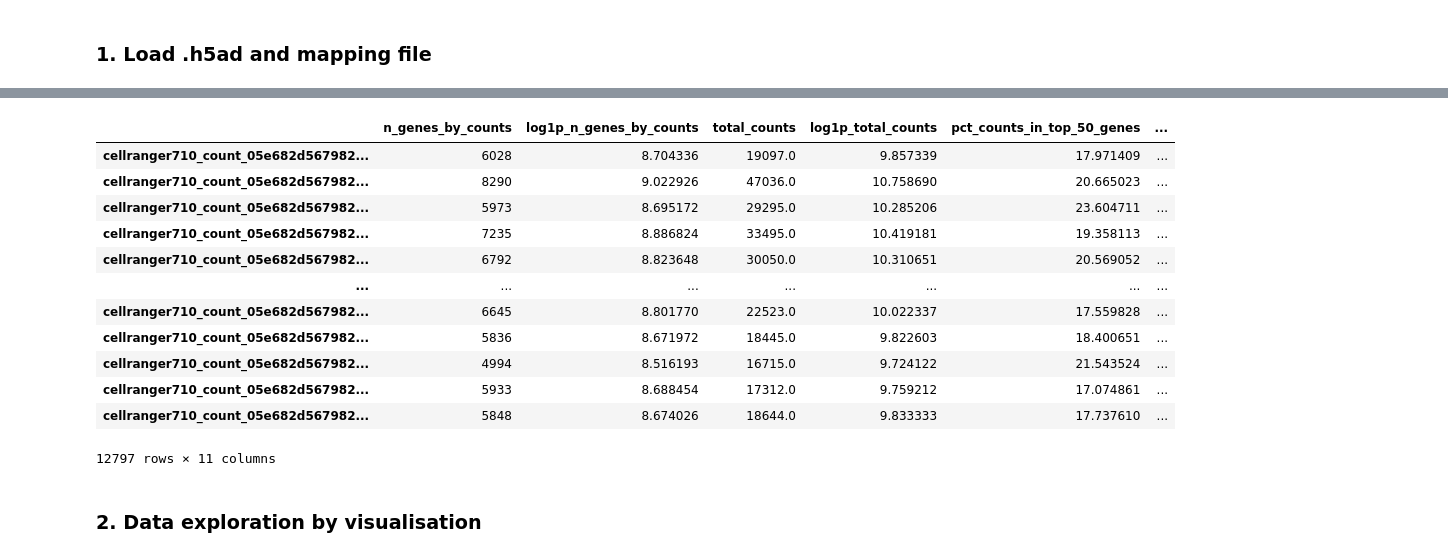
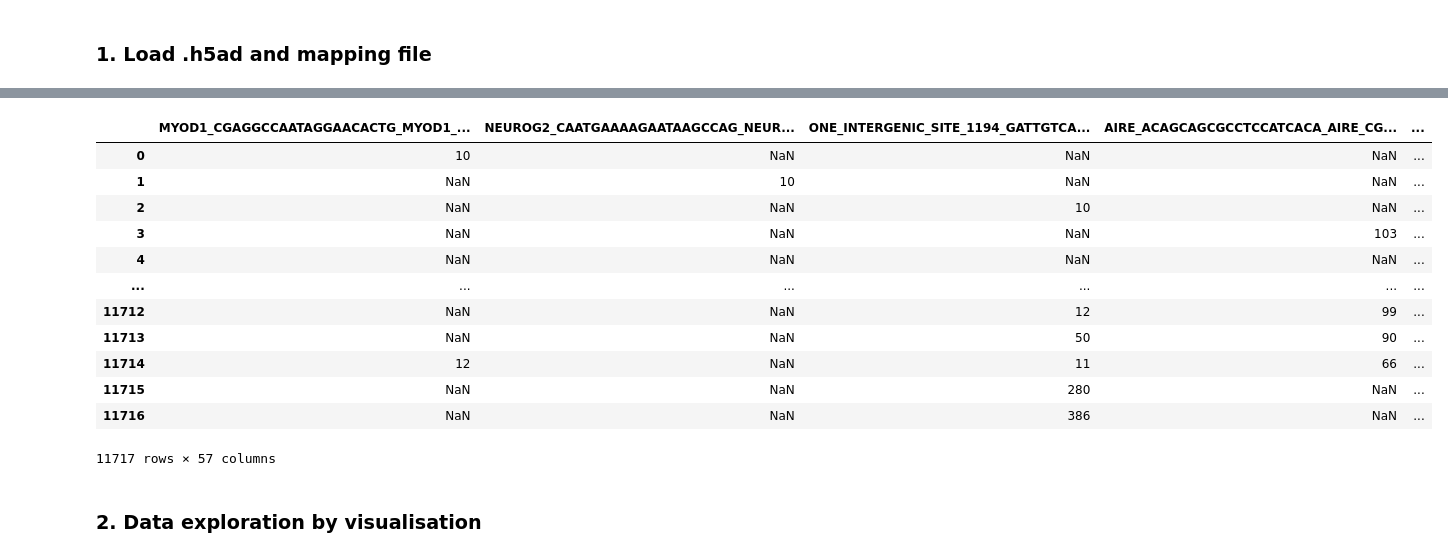
Before and after one commit to vitkl/cell2state_tf_activation, a Jupyter notebook: scripts/Kevin/20230105_multiome_rna_exploration.ipynb, the cells around one changed output, grey strips where cells are left out. Drawn from its saved outputs; the diff is of its cells as text; code cells hidden in the pictures.

```diff
--- a/scripts/Kevin/20230105_multiome_rna_exploration.ipynb
+++ b/scripts/Kevin/20230105_multiome_rna_exploration.ipynb
@@ -189,19 +154,22 @@ len(protospacer_df.feature_call.unique())
-# %%
-adata.obs
-# %% [output]
-|  | n_genes_by_counts | log1p_n_genes_by_counts | total_counts | log1p_total_counts | pct_counts_in_top_50_genes | ... |
-| cellranger710_count_05e682d567982... | 6028 | 8.704336 | 19097.0 | 9.857339 | 17.971409 | ... |
-| cellranger710_count_05e682d567982... | 8290 | 9.022926 | 47036.0 | 10.758690 | 20.665023 | ... |
-| cellranger710_count_05e682d567982... | 5973 | 8.695172 | 29295.0 | 10.285206 | 23.604711 | ... |
-| cellranger710_count_05e682d567982... | 7235 | 8.886824 | 33495.0 | 10.419181 | 19.358113 | ... |
-| cellranger710_count_05e682d567982... | 6792 | 8.823648 | 30050.0 | 10.310651 | 20.569052 | ... |
-| ... | ... | ... | ... | ... | ... | ... |
-| cellranger710_count_05e682d567982... | 6645 | 8.801770 | 22523.0 | 10.022337 | 17.559828 | ... |
-| cellranger710_count_05e682d567982... | 5836 | 8.671972 | 18445.0 | 9.822603 | 18.400651 | ... |
-| cellranger710_count_05e682d567982... | 4994 | 8.516193 | 16715.0 | 9.724122 | 21.543524 | ... |
-| cellranger710_count_05e682d567982... | 5933 | 8.688454 | 17312.0 | 9.759212 | 17.074861 | ... |
-| cellranger710_count_05e682d567982... | 5848 | 8.674026 | 18644.0 | 9.833333 | 17.737610 | ... |
-12797 rows × 11 columns
+# %%
+#Concatenate protospacer counts to the protospacer dataframe
+protospacer_counts_df=pd.concat([protospacer_df[['cell_barcode']],protospacer_counts_df],axis=1)
+# %%
+protospacer_counts_df
+# %% [output]
+|  | MYOD1_CGAGGCCAATAGGAACACTG_MYOD1_... | NEUROG2_CAATGAAAAGAATAAGCCAG_NEUR... | ONE_INTERGENIC_SITE_1194_GATTGTCA... | AIRE_ACAGCAGCGCCTCCATCACA_AIRE_CG... | ... |
+| 0 | 10 | NaN | NaN | NaN | ... |
+| 1 | NaN | 10 | NaN | NaN | ... |
+| 2 | NaN | NaN | 10 | NaN | ... |
+| 3 | NaN | NaN | NaN | 103 | ... |
+| 4 | NaN | NaN | NaN | NaN | ... |
+| ... | ... | ... | ... | ... | ... |
+| 11712 | NaN | NaN | 12 | 99 | ... |
+| 11713 | NaN | NaN | 50 | 90 | ... |
+| 11714 | 12 | NaN | 11 | 66 | ... |
+| 11715 | NaN | NaN | 280 | NaN | ... |
+| 11716 | NaN | NaN | 386 | NaN | ... |
+11717 rows × 57 columns
 # %% [markdown]
 <h3> 2. Data exploration by visualisation</h3>
 # %%
```
Also changed, not shown: parts of 9 cells of this notebook, 8 other files.
